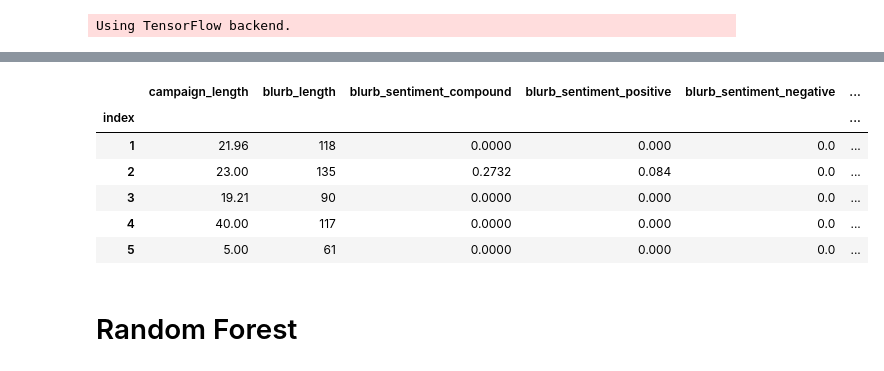
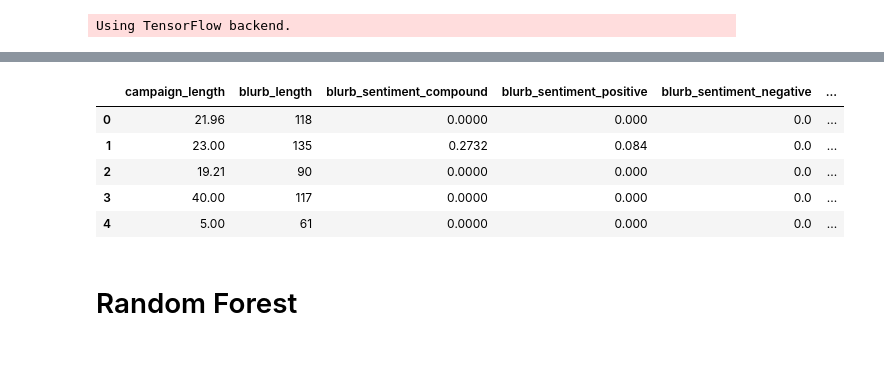
Before and after one commit to dmarrinan/Kickstarter-Analysis, a Jupyter notebook: machine_learning_modeling.ipynb, the cells around one changed output, grey strips where cells are left out. Saved outputs shown, nothing was run; the diff lists cells and outputs as text; code cells hidden in the pictures.

```diff
--- a/machine_learning_modeling.ipynb
+++ b/machine_learning_modeling.ipynb
@@ -33,7 +33,10 @@ kickstarter_df.columns = ['index','backers_count','blurb','country','currency','
                           'title_sentiment_positive','title_sentiment_negative','title_sentiment_neutral','usd_goal',
                           'pct_complete']
 
-kickstarter_df = kickstarter_df.set_index('index')
+kickstarter_df = kickstarter_df.drop(['index'], axis=1)
+kickstarter_df = kickstarter_df.reset_index()
+kickstarter_df = kickstarter_df.drop(['index'], axis=1)
+
 print(f'{len(kickstarter_df)} rows of data loaded')
 kickstarter_df.head()
 # %% [output]
@@ -56,0 +102,7 @@ Using TensorFlow backend.
+# %%
+kickstarter_df['country_encoded'] = country_encoded_list
+kickstarter_df['currency_encoded'] = currency_encoded_list
+kickstarter_df['category_encoded'] = category_encoded_list
+kickstarter_df['parent_category_encoded'] = parent_category_encoded_list
+kickstarter_df['month_encoded'] = month_encoded_list
+kickstarter_df.head()
@@ -57,12 +117,11 @@ Using TensorFlow backend.
 # %%
 X = kickstarter_df.drop(['blurb','country','currency','deadline','fx_rate','id','name','slug','state',
-                                   'category_id','category_name','parent_category_id','creator_profile',
-                                   'creator_name', 'start_date', 'month_started','state_or_province','parent_category','backers_count',
-                                   'pledged', 'pct_complete', 'goal'
-                                  ], axis=1)
+                         'category_id','category_name','parent_category_id','creator_profile',
+                         'creator_name', 'start_date', 'month_started','state_or_province','parent_category',
+                         'backers_count','pledged', 'pct_complete', 'goal'], axis=1)
 
-X_categorical_data = [kickstarter_df['country'], kickstarter_df['currency'],kickstarter_df['category_name'],
-                 kickstarter_df['parent_category'], kickstarter_df['month_started']]
+# X_categorical_data = [kickstarter_df['country'], kickstarter_df['currency'],kickstarter_df['category_name'],
+#                  kickstarter_df['parent_category'], kickstarter_df['month_started']]
 
 y = kickstarter_df['state']
 # %%
@@ -91,20 +150,19 @@ month_encoded = month_label_encoder.transform(kickstarter_df['month_started'])
 # category_categorical = to_categorical(category_encoded)
 # parent_category_categorical = to_categorical(parent_category_encoded)
 # %%
-X['parent_category'] = parent_category_encoded
-X['country'] = country_encoded
-X['currency'] = currency_encoded
-X['category'] = category_encoded
-X['month'] = month_encoded
+# X['parent_category'] = parent_category_encoded
+# X['country'] = country_encoded
+# X['currency'] = currency_encoded
+# X['category'] = category_encoded
+# X['month'] = month_encoded
 X.head()
 # %% [output]
 |  | campaign_length | blurb_length | blurb_sentiment_compound | blurb_sentiment_positive | blurb_sentiment_negative | ... |
-| index |  |  |  |  |  | ... |
-| 1 | 21.96 | 118 | 0.0000 | 0.000 | 0.0 | ... |
-| 2 | 23.00 | 135 | 0.2732 | 0.084 | 0.0 | ... |
-| 3 | 19.21 | 90 | 0.0000 | 0.000 | 0.0 | ... |
-| 4 | 40.00 | 117 | 0.0000 | 0.000 | 0.0 | ... |
-| 5 | 5.00 | 61 | 0.0000 | 0.000 | 0.0 | ... |
+| 0 | 21.96 | 118 | 0.0000 | 0.000 | 0.0 | ... |
+| 1 | 23.00 | 135 | 0.2732 | 0.084 | 0.0 | ... |
+| 2 | 19.21 | 90 | 0.0000 | 0.000 | 0.0 | ... |
+| 3 | 40.00 | 117 | 0.0000 | 0.000 | 0.0 | ... |
+| 4 | 5.00 | 61 | 0.0000 | 0.000 | 0.0 | ... |
 # %%
 X_scaler = StandardScaler().fit(X)
 X_scaled = X_scaler.transform(X)
```
Also changed, not shown: parts of 20 cells of this notebook.
